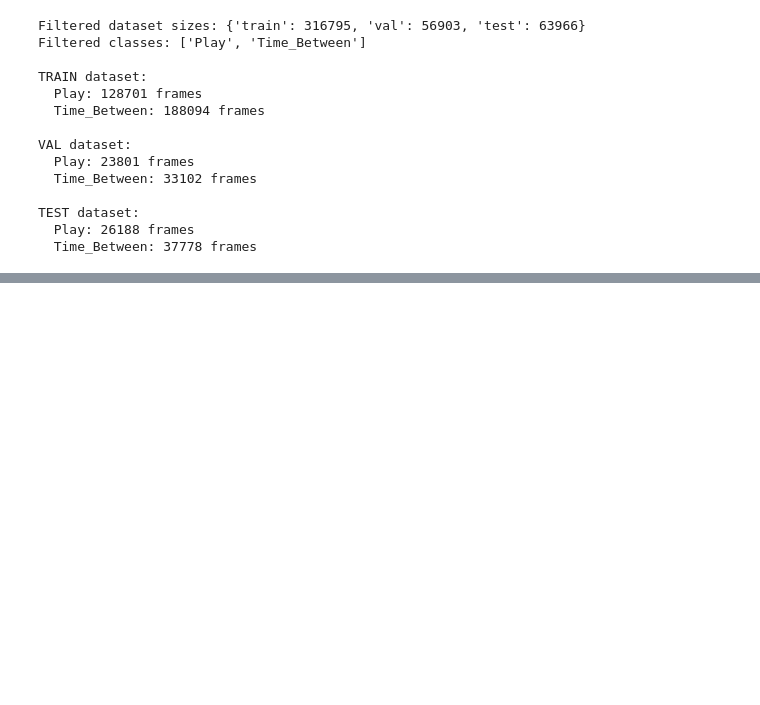
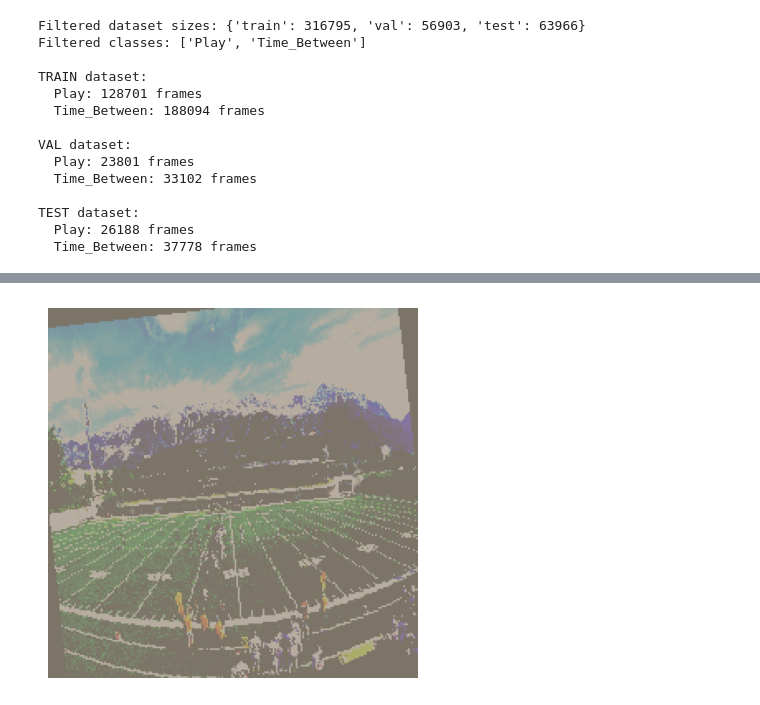
Before and after one commit to sebpar01/AmericanFootballAnalysis, a Jupyter notebook: Binary_Calssification_SR_Seperation.ipynb, the cells around one changed output, grey strips where cells are left out. Saved outputs shown, nothing was run; the diff lists cells and outputs as text; code cells hidden in the pictures; blank space fills up the shorter version.

```diff
--- a/Binary_Calssification_SR_Seperation.ipynb
+++ b/Binary_Calssification_SR_Seperation.ipynb
@@ -378,0 +387,55 @@ model_ft = train_model(cnn_lstm_model, criterion, optimizer_ft, exp_lr_scheduler
+# %%
+import torch
+from torchvision import transforms
+from PIL import Image
+import matplotlib.pyplot as plt
+import numpy as np
+
+def load_and_normalize_image(image_path):
+    # Bild laden
+    input_image = Image.open(image_path)
+
+    # Transformation definieren
+    transform = transforms.Compose([
+        transforms.Resize((224, 224)),  # Bild auf 224x224 skalieren
+        transforms.ToTensor(),  # Konvertiert das Bild zu einem Tensor
+        transforms.Normalize([0.485, 0.456, 0.406], [0.229, 0.224, 0.225])  # Normalisieren
+    ])
+
+    # Bild transformieren
+    normalized_image = transform(input_image)
+
+    return normalized_image
+
+def augment_image(tensor):
+    # Augmentierungstransformationen definieren
+    augmentation = transforms.Compose([
+        transforms.RandomHorizontalFlip(p=0.5),  # Zufällige horizontale Spiegelung
+        transforms.RandomRotation(degrees=10),  # Zufällige Rotation
+        transforms.ColorJitter(brightness=0.2, contrast=0.2, saturation=0.2, hue=0.1)  # Farbanpassung
+    ])
+
+    # Augmentiertes Bild erzeugen
+    augmented_image = augmentation(tensor)
+    return augmented_image
+
+def show_image(tensor):
+    # Den Tensor für die Anzeige umformen
+    image = tensor.numpy().transpose((1, 2, 0))
+    # Mittelwert und Standardabweichung zum Rückgängigmachen der Normalisierung
+    mean = np.array([0.485, 0.456, 0.406])
+    std = np.array([0.229, 0.224, 0.225])
+    image = std * image + mean
+    # Bildkorrrekturen für korrekte Anzeige
+    image = np.clip(image, 0, 1)
+    plt.imshow(image)
+    plt.axis('off')  # Keine Achsen für ein klareres Bild
+    plt.show()
+
+# Bildpfad (ersetze 'path_to_your_image.jpg' mit dem Pfad zu deinem Bild)
+'GX020050_frame_902_Normalized.jpg'
+normalized_image = load_and_normalize_image(image_path)
+augmented_image = augment_image(normalized_image)
+show_image(augmented_image)
+# %% [output]
+[figure, added]
```
Also changed, not shown: parts of 6 cells of this notebook.
